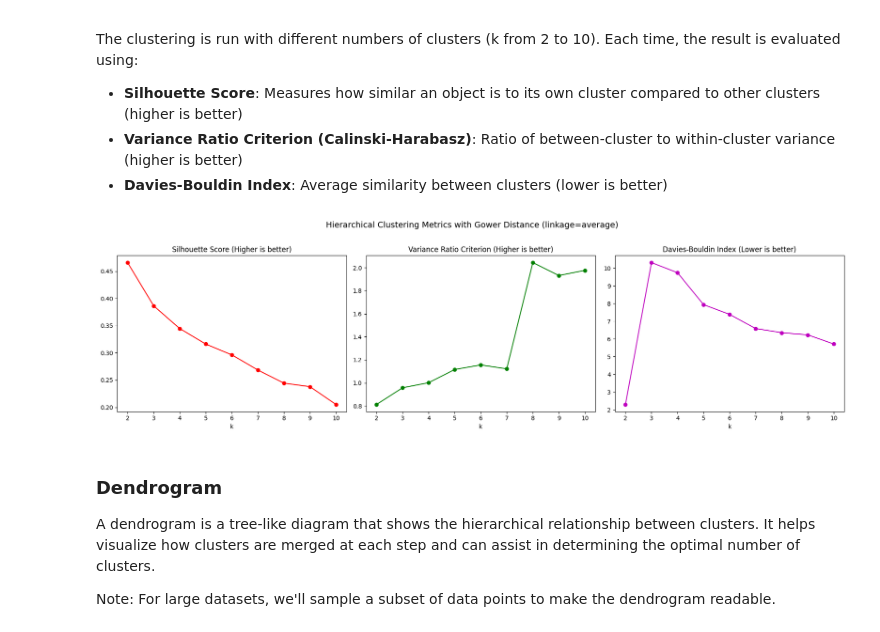
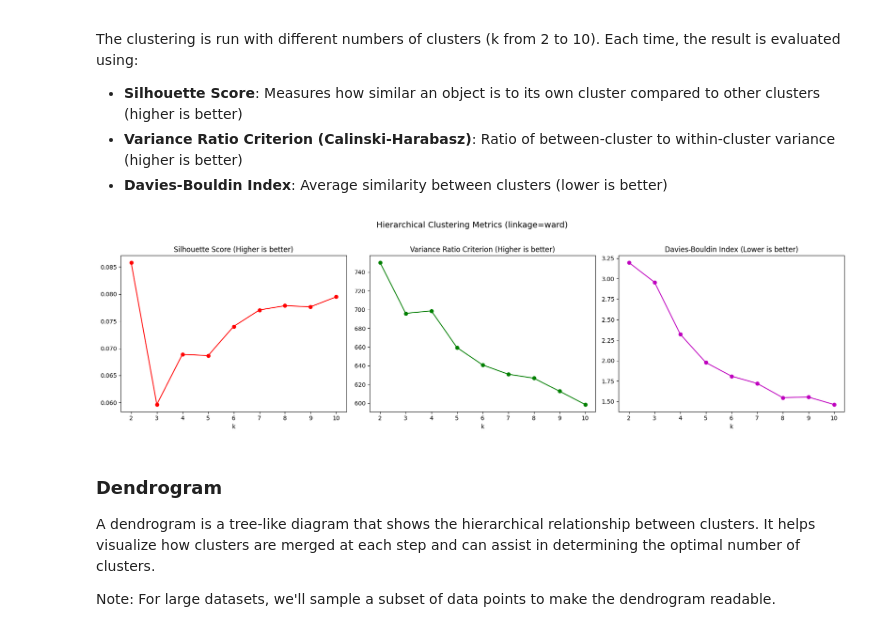
Before and after one commit to jaanisfehling/italian-rap-songs, a Jupyter notebook: clustering/hierarchical.ipynb, the cells around one changed output. Cells and saved outputs as stored; diff of their text form; code cells hidden in the pictures.

```diff
--- a/clustering/hierarchical.ipynb
+++ b/clustering/hierarchical.ipynb
@@ -187,11 +207,20 @@ For Gower distance, we don't need one-hot encoding - it handles categorical vari
 # %%
-# Compute Gower distance matrix
-# Note: Gower distance works with the original scaled data, not one-hot encoded
-print("Computing Gower distance matrix... This may take a while for large datasets.")
-gower_dist_matrix = gower.gower_matrix(df)
-print(f"Gower distance matrix shape: {gower_dist_matrix.shape}")
+def one_hot_encode_feature(df: pd.DataFrame, feature_to_encode: str, weight: float = 1) -> pd.DataFrame:
+    dummies = pd.get_dummies(df[feature_to_encode], dtype="int32", prefix=feature_to_encode)
+    dummies *= weight
+    result_df = pd.concat([df, dummies], axis=1)
+    return result_df.drop(columns=feature_to_encode)
 
-# For compatibility with sklearn metrics, we'll keep the encoded_df for feature importance calculation
-# but use gower distances for clustering
+
 encoded_df = df.copy(deep=True)
+
+for col in cat_cols + [col for col in bool_cols if encoded_df[col].nunique() > 2]:
+    # Dont encode columns with too many unique values
+    if encoded_df[col].nunique() > 50:
+        logging.warning("Column %s has too many unique values, dropping", col)
+        encoded_df = encoded_df.drop(columns=col)
+    else:
+        encoded_df = one_hot_encode_feature(encoded_df, col)
+
+encoded_df.head()
 # %% [output]
@@ -217,7 +251,7 @@ The clustering is run with different numbers of clusters (k from 2 to 10). Each
 - **Variance Ratio Criterion (Calinski-Harabasz)**: Ratio of between-cluster to within-cluster variance (higher is better)
 - **Davies-Bouldin Index**: Average similarity between clusters (lower is better)
 # %%
-# Hierarchical clustering with different k values using Gower distance
+# Hierarchical clustering with different k values
 metrics = {
     'silhouette': [],
     'vrc': [],  # Variance Ratio Criterion; Calinski, Harabasz
@@ -225,47 +259,42 @@ metrics = {
 }
 results = {}
 
-# Note: When using precomputed distances, we must use linkage methods that support it
-# 'average', 'complete', and 'single' work with precomputed distances
-# 'ward' requires Euclidean distances, so we'll use 'average' instead
-linkage_method = 'average'
+# Use 'ward' linkage with Euclidean distance (default)
+linkage_method = 'ward'
 
 for k in range(2, 11):
-    # Use affinity='precomputed' and linkage='average' (or 'complete'/'single')
     hierarchical = AgglomerativeClustering(
         n_clusters=k,
-        metric='precomputed',
         linkage=linkage_method
     )
-    labels = hierarchical.fit_predict(gower_dist_matrix)
+    labels = hierarchical.fit_predict(encoded_df)
     results[k] = labels
 
-    # For metrics, we use the Gower distance matrix
-    metrics['silhouette'].append(silhouette_score(gower_dist_matrix, labels, metric='precomputed'))
-    metrics['vrc'].append(calinski_harabasz_score(df.values, labels))
-    metrics['davies_bouldin'].append(davies_bouldin_score(df.values, labels))
+    metrics['silhouette'].append(silhouette_score(encoded_df.values, labels))
+    metrics['vrc'].append(calinski_harabasz_score(encoded_df.values, labels))
+    metrics['davies_bouldin'].append(davies_bouldin_score(encoded_df.values, labels))
 
 # Plot all metrics
 fig, axes = plt.subplots(1, 3, figsize=(18, 5))
 k_range = range(2, 11)
 
 axes[0].plot(k_range, metrics['silhouette'], 'ro-')
 axes[0].set_title('Silhouette Score (Higher is better)')
 axes[0].set_xlabel('k')
 
 axes[1].plot(k_range, metrics['vrc'], 'go-')
 axes[1].set_title('Variance Ratio Criterion (Higher is better)')
 axes[1].set_xlabel('k')
 
 axes[2].plot(k_range, metrics['davies_bouldin'], 'mo-')
 axes[2].set_title('Davies-Bouldin Index (Lower is better)')
 axes[2].set_xlabel('k')
 
-plt.suptitle(f'Hierarchical Clustering Metrics with Gower Distance (linkage={linkage_method})', fontsize=14, y=1.02)
+plt.suptitle(f'Hierarchical Clustering Metrics (linkage={linkage_method})', fontsize=14, y=1.02)
 plt.tight_layout()
 plt.show()
 # %% [output]
-[figure, old version]
+[figure, new version]
 # %% [markdown]
 ### Dendrogram
 A dendrogram is a tree-like diagram that shows the hierarchical relationship between clusters. It helps visualize how clusters are merged at each step and can assist in determining the optimal number of clusters.
```
Also changed, not shown: parts of 10 cells of this notebook, 2 other files.
